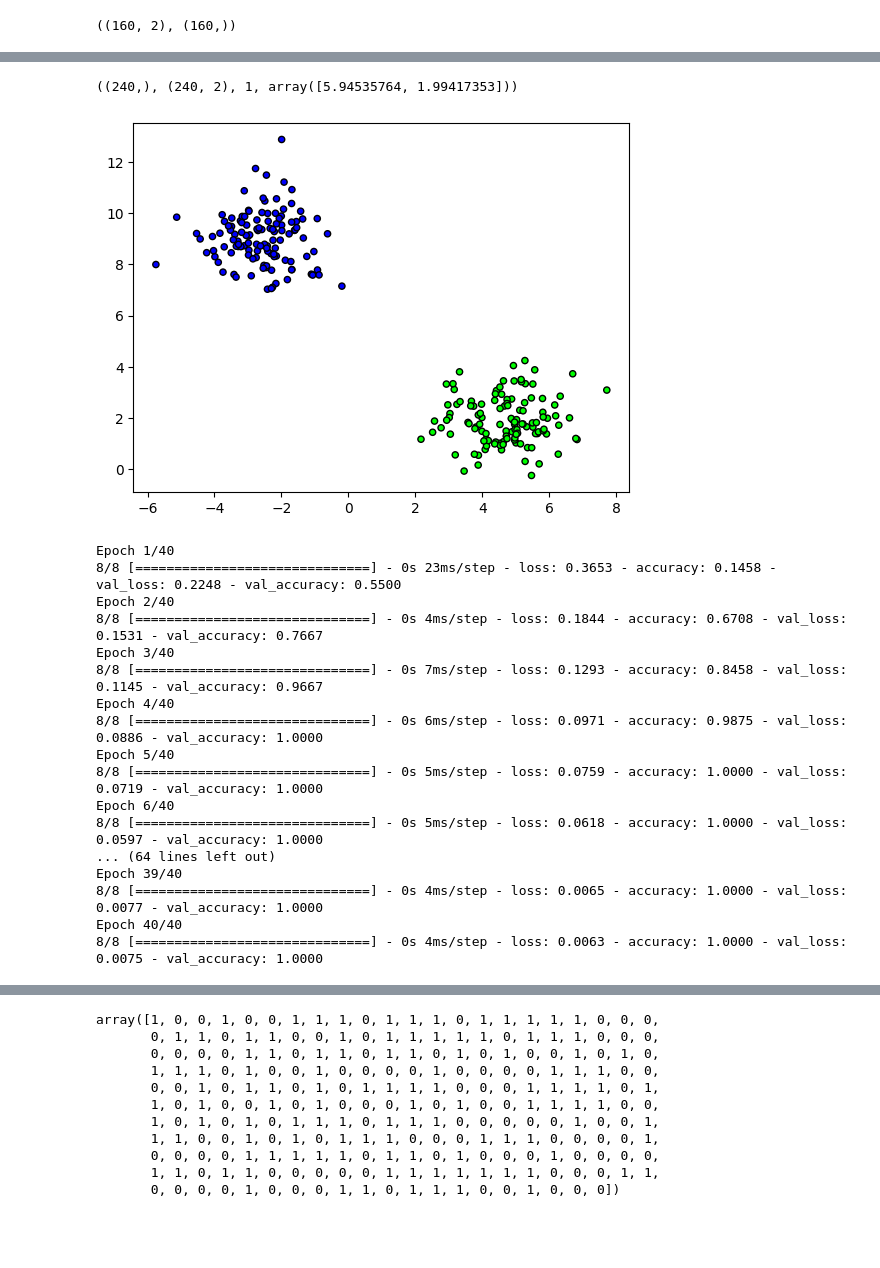
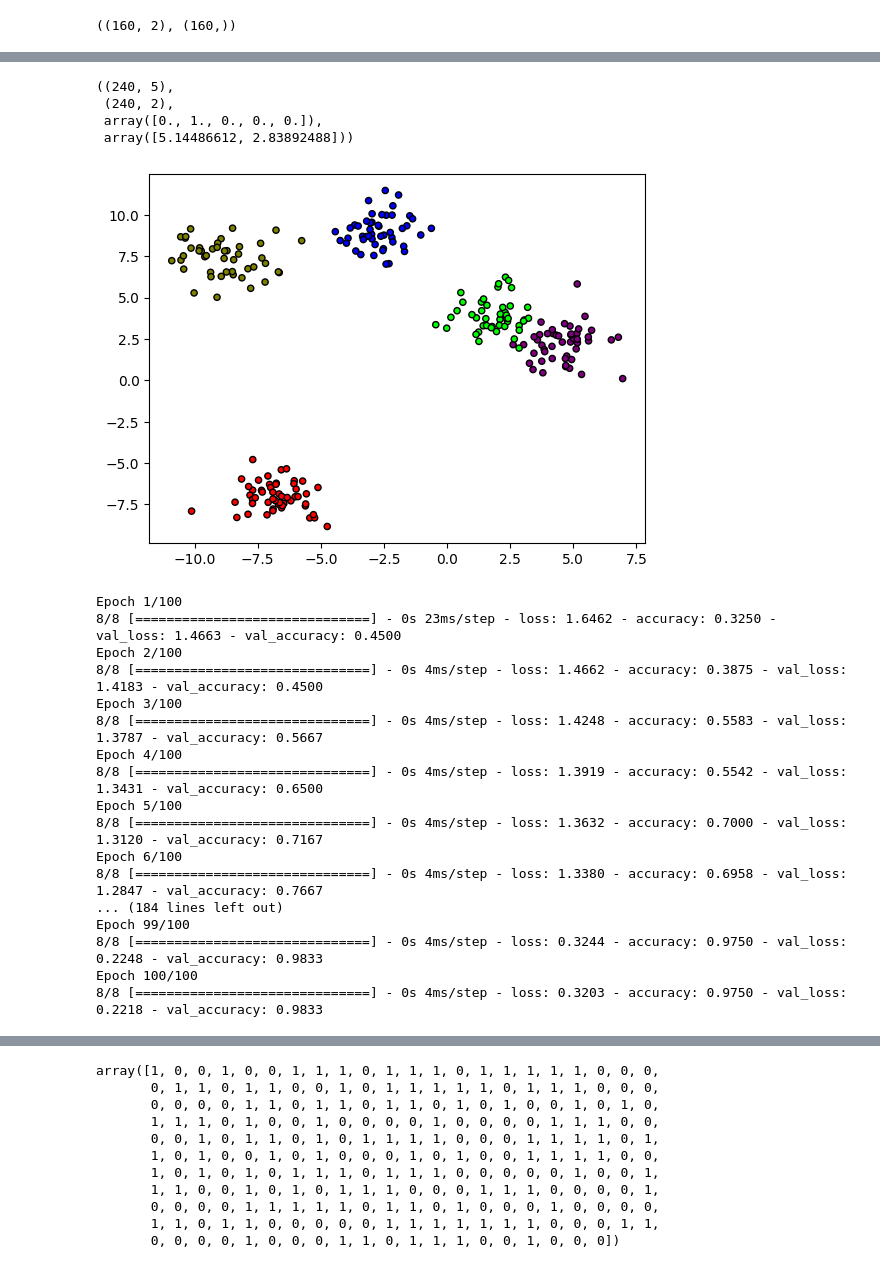
Before and after one commit to RaLLy08/scratch-mlp, a Jupyter notebook: python/tf.ipynb, the cells around one changed output, grey strips where cells are left out. Saved outputs shown, nothing was run; the diff lists cells and outputs as text; code cells hidden in the pictures; blank space fills up the shorter version.

```diff
--- a/python/tf.ipynb
+++ b/python/tf.ipynb
@@ -197,56 +209,60 @@ Epoch 100/100
 # %%
 from sklearn.datasets import make_blobs
 from sklearn.preprocessing import OneHotEncoder, StandardScaler
 
 # Generate dataset with 5 classes
 n_samples = 300
 n_features = 2
-n_classes = 2
+n_classes = 5
 
 X, y = make_blobs(n_samples=n_samples, n_features=n_features, centers=n_classes, cluster_std=1.0, random_state=42)
 
 X_train, X_test, y_train, y_test = train_test_split(X, y, test_size=0.2, random_state=42)
 
 scatter = plt.scatter(X_train[:, 0], X_train[:, 1], c=y_train, cmap=plt.cm.brg, edgecolor='k', s=20)
 
-# encoder = OneHotEncoder(sparse=False)
-# y_train = encoder.fit_transform(y_train.reshape(-1, 1))
-# y_test = encoder.transform(y_test.reshape(-1, 1))
+encoder = OneHotEncoder(sparse=False)
+y_train = encoder.fit_transform(y_train.reshape(-1, 1))
+y_test = encoder.transform(y_test.reshape(-1, 1))
 
 
 y_train.shape, X_train.shape, y_train[0], X_train[0]
 # %% [output]
-((240,), (240, 2), 1, array([5.94535764, 1.99417353]))
+((240, 5),
+ (240, 2),
+ array([0., 1., 0., 0., 0.]),
+ array([5.14486612, 2.83892488]))
-[figure, old version]
+[figure, new version]
 # %%
 # X_train, X_test, y_train, y_test = train_test_split(X, y, test_size=0.2, random_state=42)
-
+from tensorflow.keras.optimizers import SGD
 
 model = tf.keras.Sequential([
-    tf.keras.layers.Dense(10, activation='relu', input_shape=(n_features,)),
-    tf.keras.layers.Dense(1, activation='sigmoid')
+    tf.keras.layers.Dense(4, activation='relu', input_shape=(n_features,)),
+    tf.keras.layers.Dense(4, activation='relu'),
+    tf.keras.layers.Dense(5, activation='softmax')
 ])
 
-model.compile(optimizer='sgd',
-              loss='mse',
+model.compile(optimizer=SGD(learning_rate=0.01),
+              loss='categorical_crossentropy',
               metrics=['accuracy'])
 
-history = model.fit(X_train, y_train, epochs=40, validation_data=(X_test, y_test))
+history = model.fit(X_train, y_train, epochs=100, validation_data=(X_test, y_test))
 # %% [output]
-Epoch 1/40
-8/8 [==============================] - 0s 23ms/step - loss: 0.3653 - accuracy: 0.1458 - val_loss: 0.2248 - val_accuracy: 0.5500
-Epoch 2/40
-8/8 [==============================] - 0s 4ms/step - loss: 0.1844 - accuracy: 0.6708 - val_loss: 0.1531 - val_accuracy: 0.7667
-Epoch 3/40
-8/8 [==============================] - 0s 7ms/step - loss: 0.1293 - accuracy: 0.8458 - val_loss: 0.1145 - val_accuracy: 0.9667
-Epoch 4/40
-8/8 [==============================] - 0s 6ms/step - loss: 0.0971 - accuracy: 0.9875 - val_loss: 0.0886 - val_accuracy: 1.0000
-Epoch 5/40
-8/8 [==============================] - 0s 5ms/step - loss: 0.0759 - accuracy: 1.0000 - val_loss: 0.0719 - val_accuracy: 1.0000
-Epoch 6/40
-8/8 [==============================] - 0s 5ms/step - loss: 0.0618 - accuracy: 1.0000 - val_loss: 0.0597 - val_accuracy: 1.0000
-... (64 lines left out)
-Epoch 39/40
-8/8 [==============================] - 0s 4ms/step - loss: 0.0065 - accuracy: 1.0000 - val_loss: 0.0077 - val_accuracy: 1.0000
-Epoch 40/40
-8/8 [==============================] - 0s 4ms/step - loss: 0.0063 - accuracy: 1.0000 - val_loss: 0.0075 - val_accuracy: 1.0000
+Epoch 1/100
+8/8 [==============================] - 0s 23ms/step - loss: 1.6462 - accuracy: 0.3250 - val_loss: 1.4663 - val_accuracy: 0.4500
+Epoch 2/100
+8/8 [==============================] - 0s 4ms/step - loss: 1.4662 - accuracy: 0.3875 - val_loss: 1.4183 - val_accuracy: 0.4500
+Epoch 3/100
+8/8 [==============================] - 0s 4ms/step - loss: 1.4248 - accuracy: 0.5583 - val_loss: 1.3787 - val_accuracy: 0.5667
+Epoch 4/100
+8/8 [==============================] - 0s 4ms/step - loss: 1.3919 - accuracy: 0.5542 - val_loss: 1.3431 - val_accuracy: 0.6500
+Epoch 5/100
+8/8 [==============================] - 0s 4ms/step - loss: 1.3632 - accuracy: 0.7000 - val_loss: 1.3120 - val_accuracy: 0.7167
+Epoch 6/100
+8/8 [==============================] - 0s 4ms/step - loss: 1.3380 - accuracy: 0.6958 - val_loss: 1.2847 - val_accuracy: 0.7667
+... (184 lines left out)
+Epoch 99/100
+8/8 [==============================] - 0s 4ms/step - loss: 0.3244 - accuracy: 0.9750 - val_loss: 0.2248 - val_accuracy: 0.9833
+Epoch 100/100
+8/8 [==============================] - 0s 4ms/step - loss: 0.3203 - accuracy: 0.9750 - val_loss: 0.2218 - val_accuracy: 0.9833
```
Also changed, not shown: parts of 13 cells of this notebook, 1 other file.
